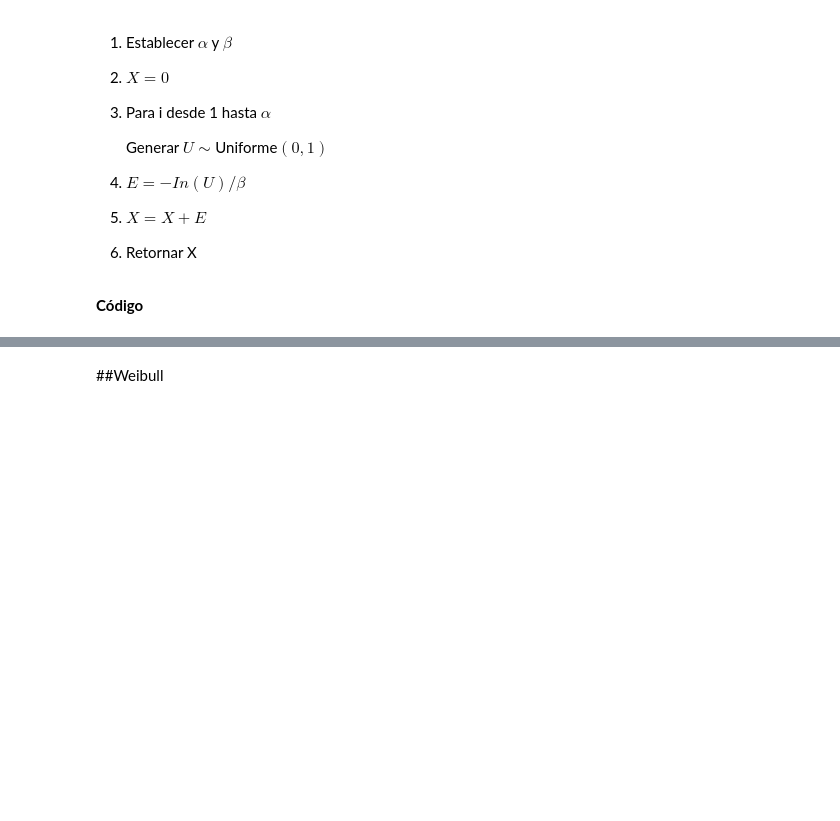
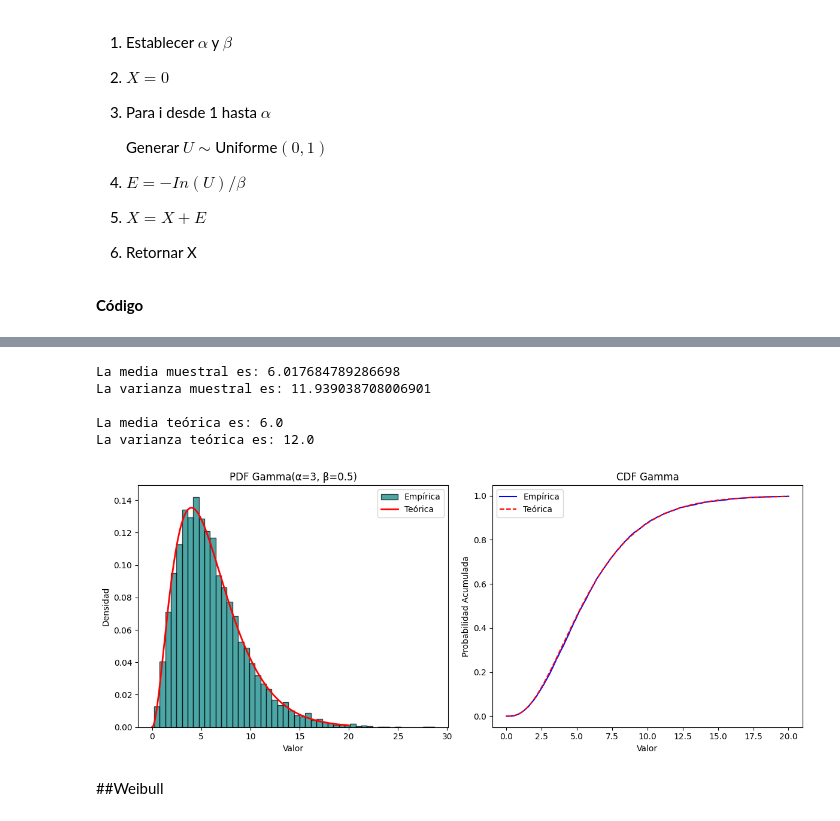
Before and after one commit to JimenezHAnaFer/SIMULACION-1, a Jupyter notebook: Catalogo.ipynb, the cells around one changed output, grey strips where cells are left out. Drawn from its saved outputs; the diff is of its cells as text; code cells hidden in the pictures; blank space fills up the shorter version.

```diff
--- a/Catalogo.ipynb
+++ b/Catalogo.ipynb
@@ -580,3 +556,72 @@ plt.show()
+# %%
+import numpy as np
+import matplotlib.pyplot as plt
+from math import gamma
+
+def simular_gamma(alpha, beta, n=1000):
+    muestras = np.zeros(n)
+    for i in range(n):
+        X = 0
+        for _ in range(alpha):  # Suma α exponenciales
+            U = np.random.rand()
+            E = -np.log(U)/beta
+            X += E
+        muestras[i] = X
+    return muestras
+
+# Parámetros y simulación
+alpha, beta = 3, 0.5  # Ejemplo: α entero
+muestras = simular_gamma(alpha, beta, 10000)
+
+
+# Cálculos estadísticos
+
+print('La media muestral es:', np.mean(muestras))
+print('La varianza muestral es:', np.var(muestras))
+
+print('\nLa media teórica es:', alpha/beta)
+print('La varianza teórica es:', alpha/(beta**2))
+
+
+# Gráficos
+
+plt.figure(figsize=(12, 5))
+
+# Histograma (PDF empírica)
+plt.subplot(1, 2, 1)
+plt.hist(muestras, bins=50, density=True, color='teal',
+         edgecolor='black', alpha=0.7, label='Empírica')
+
+# PDF teórica
+x = np.linspace(0, 20, 1000)
+pdf_teorica = (beta**alpha) * (x**(alpha-1)) * np.exp(-beta*x) / gamma(alpha)
+plt.plot(x, pdf_teorica, 'r-', lw=2, label='Teórica')
+plt.title(f'PDF Gamma(α={alpha}, β={beta})')
+plt.xlabel('Valor')
+plt.ylabel('Densidad')
+plt.legend()
+
+# CDF empírica vs teórica
+plt.subplot(1, 2, 2)
+x = np.linspace(0, 20, 1000)
+cdf_empirica = np.array([np.mean(muestras <= v) for v in x])
+cdf_teorica = np.cumsum(pdf_teorica)*(x[1]-x[0])  # Aproximación numérica
+plt.plot(x, cdf_empirica, 'b-', label='Empírica')
+plt.plot(x, cdf_teorica, 'r--', label='Teórica')
+plt.title('CDF Gamma')
+plt.xlabel('Valor')
+plt.ylabel('Probabilidad Acumulada')
+plt.legend()
+
+plt.tight_layout()
+plt.show()
+# %% [output]
+La media muestral es: 6.017684789286698
+La varianza muestral es: 11.939038708006901
+
+La media teórica es: 6.0
+La varianza teórica es: 12.0
+[figure, added]
 # %% [markdown]
 ##Weibull
 # %% [markdown]
```
Also changed, not shown: parts of 40 cells of this notebook.
